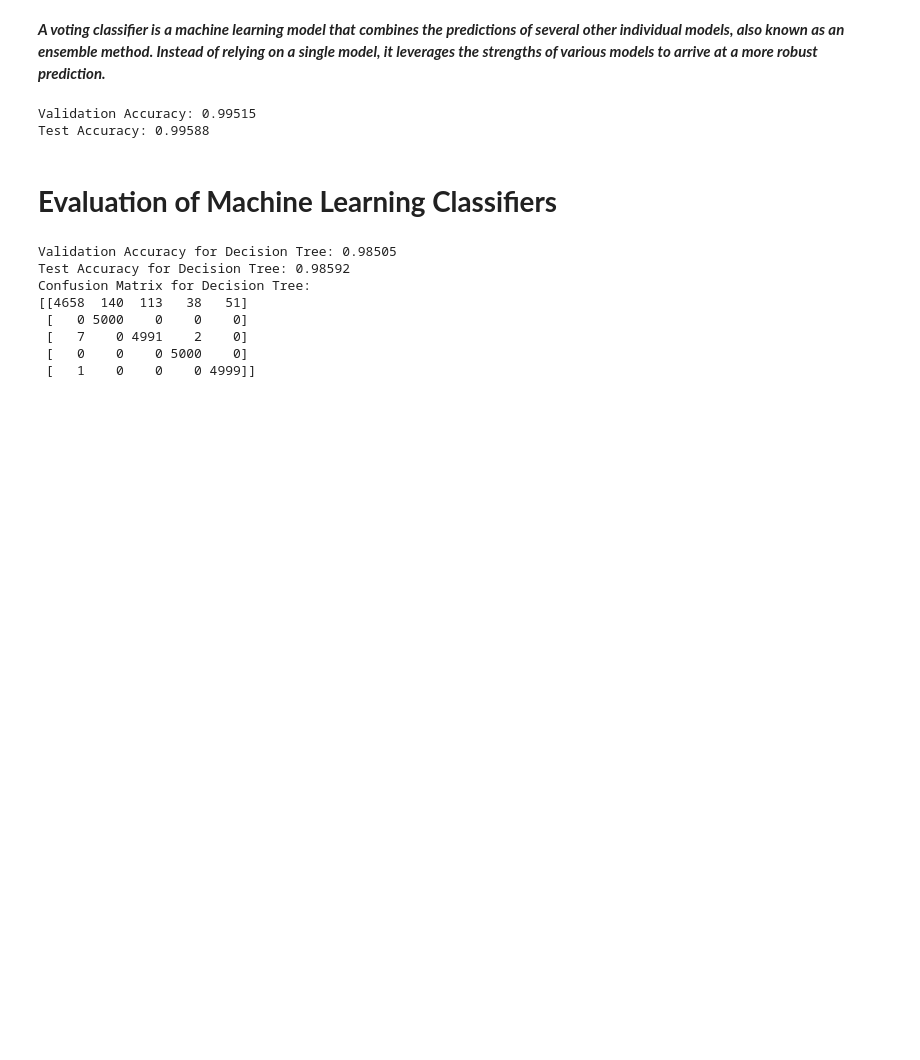
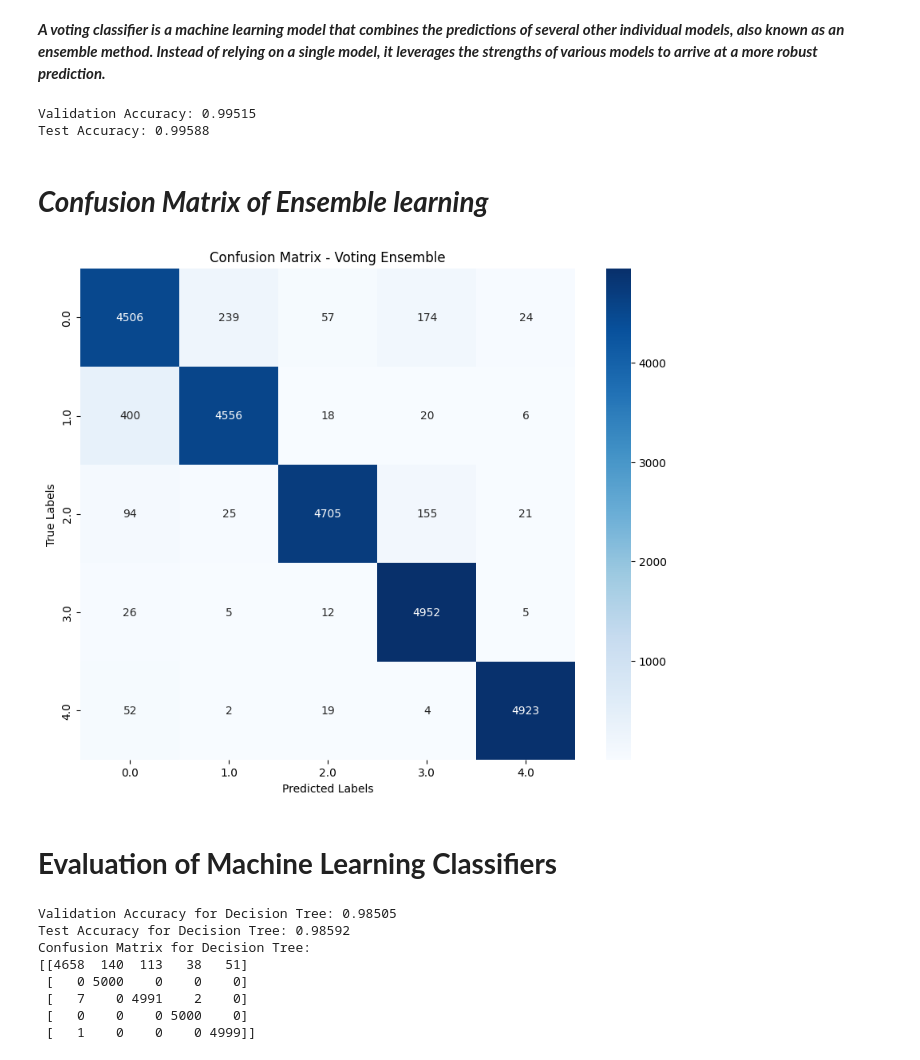
Before and after one commit to I-Ismail/My-Projects, a Jupyter notebook: ecg-machine-and-deep-learning-models.ipynb, the cells around one changed output. Cells and saved outputs as stored; diff of their text form; code cells hidden in the pictures; blank space fills up the shorter version.

```diff
--- a/ecg-machine-and-deep-learning-models.ipynb
+++ b/ecg-machine-and-deep-learning-models.ipynb
@@ -570,6 +570,27 @@ print("Test Accuracy:", accuracy_test)
 # %% [output]
 Validation Accuracy: 0.99515
 Test Accuracy: 0.99588
+# %% [markdown]
+# ***Confusion Matrix of Ensemble learning***
+# %%
+import seaborn as sns
+import matplotlib.pyplot as plt
+from sklearn.metrics import confusion_matrix
+
+# Extract unique labels from the target variable
+labels = np.unique(y_test)
+# Calculate confusion matrix for the test set
+conf_matrix = confusion_matrix(y_test, y_pred_test)
+
+# Visualize confusion matrix
+plt.figure(figsize=(10, 8))
+sns.heatmap(conf_matrix, annot=True, cmap='Blues', fmt='d', xticklabels=labels, yticklabels=labels)
+plt.xlabel('Predicted Labels')
+plt.ylabel('True Labels')
+plt.title('Confusion Matrix - Voting Ensemble')
+plt.show()
+# %% [output]
+[figure, added]
 # %% [markdown]
 # **Evaluation of Machine Learning Classifiers**
 # %%
```
Also changed, not shown: parts of 26 cells of this notebook.
